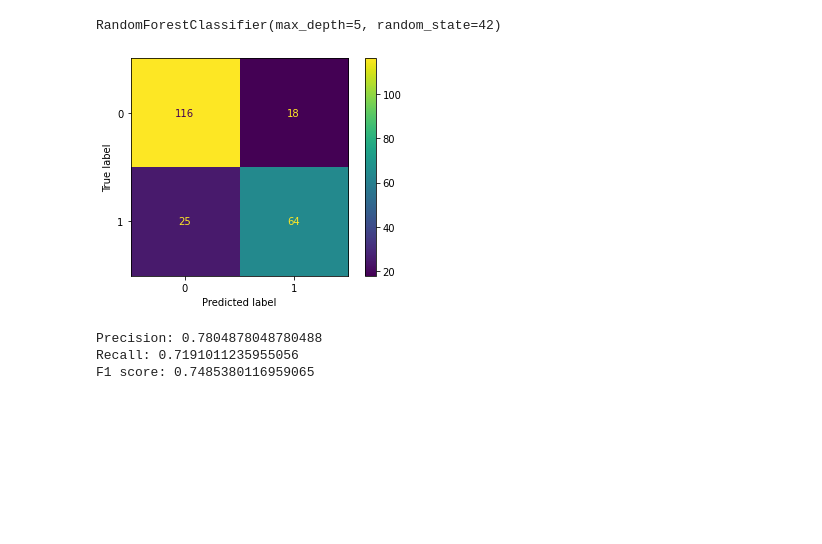
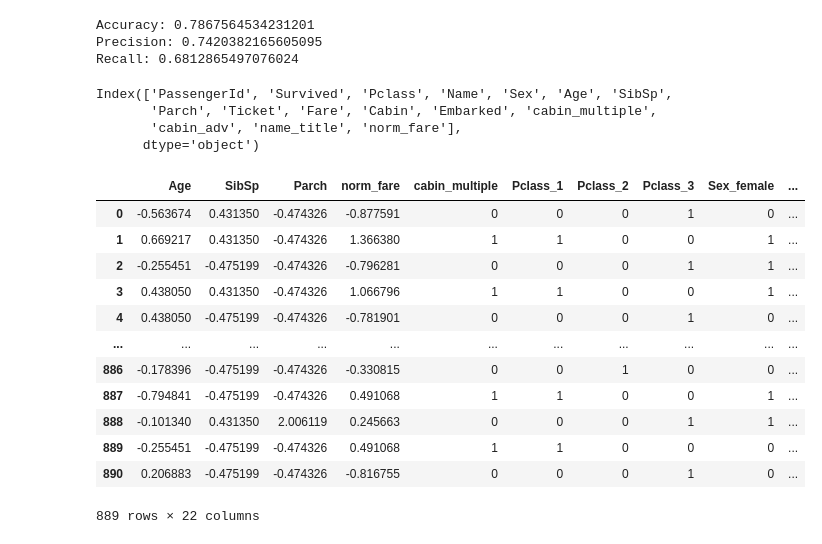
Before and after one commit to zarifatai/kaggle, a Jupyter notebook: titanic/notebook.ipynb, the cells around one changed output. Drawn from its saved outputs; the diff is of its cells as text; code cells hidden in the pictures; blank space fills up the shorter version.

Commit message:
Added models and ensemble model

```diff
--- a/titanic/notebook.ipynb
+++ b/titanic/notebook.ipynb
@@ -25,0 +152,10 @@ X = pd.get_dummies(train_data[features])
+# %%
+baseline = [1 if x == "female" else 0 for x in df["Sex"]]
+
+print("Accuracy:", accuracy_score(df["Survived"], baseline))
+print("Precision:", precision_score(df["Survived"], baseline))
+print("Recall:", recall_score(df["Survived"], baseline))
+# %% [output]
+Accuracy: 0.7867564534231201
+Precision: 0.7420382165605095
+Recall: 0.6812865497076024
@@ -26 +164,38 @@ X = pd.get_dummies(train_data[features])
+# %%
+df.dropna(subset=["Embarked"], inplace=True)
+# %%
+df["norm_fare"] = np.log(df["Fare"]+1)
+# %%
+df["Pclass"] = df["Pclass"].astype(str)
+# %%
+df.columns
+# %% [output]
+Index(['PassengerId', 'Survived', 'Pclass', 'Name', 'Sex', 'Age', 'SibSp',
+       'Parch', 'Ticket', 'Fare', 'Cabin', 'Embarked', 'cabin_multiple',
+       'cabin_adv', 'name_title', 'norm_fare'],
+      dtype='object')
+# %%
+all_dummies = pd.get_dummies(df[["Pclass", "Sex", "Age", "SibSp", "Parch", "norm_fare", "Embarked", "cabin_adv", "cabin_multiple"]])
+# %%
+from sklearn.preprocessing import StandardScaler
+
+scale = StandardScaler()
+
+all_dummies_scaled = all_dummies.copy()
+all_dummies_scaled[["Age", "SibSp", "Parch", "norm_fare"]] = scale.fit_transform(all_dummies_scaled[["Age", "SibSp", "Parch", "norm_fare"]])
+all_dummies_scaled
+# %% [output]
+|  | Age | SibSp | Parch | norm_fare | cabin_multiple | Pclass_1 | Pclass_2 | Pclass_3 | Sex_female | ... |
+| 0 | -0.563674 | 0.431350 | -0.474326 | -0.877591 | 0 | 0 | 0 | 1 | 0 | ... |
+| 1 | 0.669217 | 0.431350 | -0.474326 | 1.366380 | 1 | 1 | 0 | 0 | 1 | ... |
+| 2 | -0.255451 | -0.475199 | -0.474326 | -0.796281 | 0 | 0 | 0 | 1 | 1 | ... |
+| 3 | 0.438050 | 0.431350 | -0.474326 | 1.066796 | 1 | 1 | 0 | 0 | 1 | ... |
+| 4 | 0.438050 | -0.475199 | -0.474326 | -0.781901 | 0 | 0 | 0 | 1 | 0 | ... |
+| ... | ... | ... | ... | ... | ... | ... | ... | ... | ... | ... |
+| 886 | -0.178396 | -0.475199 | -0.474326 | -0.330815 | 0 | 0 | 1 | 0 | 0 | ... |
+| 887 | -0.794841 | -0.475199 | -0.474326 | 0.491068 | 1 | 1 | 0 | 0 | 1 | ... |
+| 888 | -0.101340 | 0.431350 | 2.006119 | 0.245663 | 0 | 0 | 0 | 1 | 1 | ... |
+| 889 | -0.255451 | -0.475199 | -0.474326 | 0.491068 | 1 | 1 | 0 | 0 | 0 | ... |
+| 890 | 0.206883 | -0.475199 | -0.474326 | -0.816755 | 0 | 0 | 0 | 1 | 0 | ... |
+889 rows × 22 columns
 # %%
@@ -28,5 +206,0 @@ X_train, X_test, y_train, y_test = train_test_split(X, y, test_size=0.25, random
-# %%
-model = RandomForestClassifier(n_estimators=100, max_depth=5, random_state=42)
-model.fit(X_train, y_train)
-# %% [output]
-RandomForestClassifier(max_depth=5, random_state=42)
@@ -35,12 +206,0 @@ y_pred_test = model.predict(X_test)
-# %%
-ConfusionMatrixDisplay.from_predictions(y_test, y_pred_test)
-plt.show()
-
-print("Precision:", precision_score(y_test, y_pred_test))
-print("Recall:", recall_score(y_test, y_pred_test))
-print("F1 score:", f1_score(y_test, y_pred_test))
-# %% [output]
-[figure, removed]
-Precision: 0.7804878048780488
-Recall: 0.7191011235955056
-F1 score: 0.7485380116959065
```
Also changed, not shown: parts of 31 cells of this notebook.
